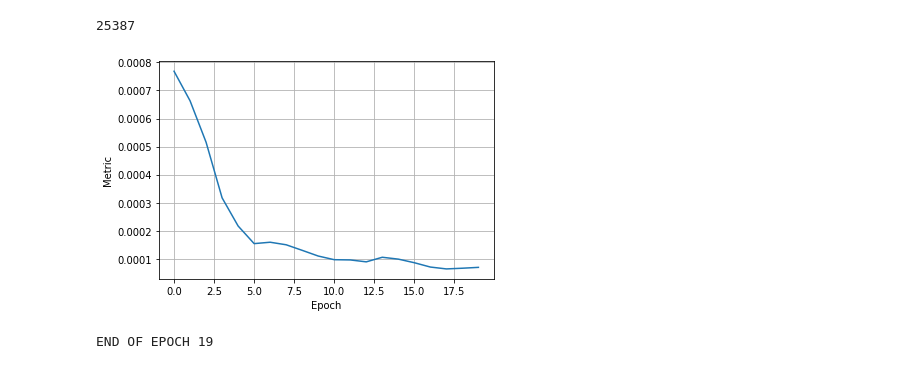
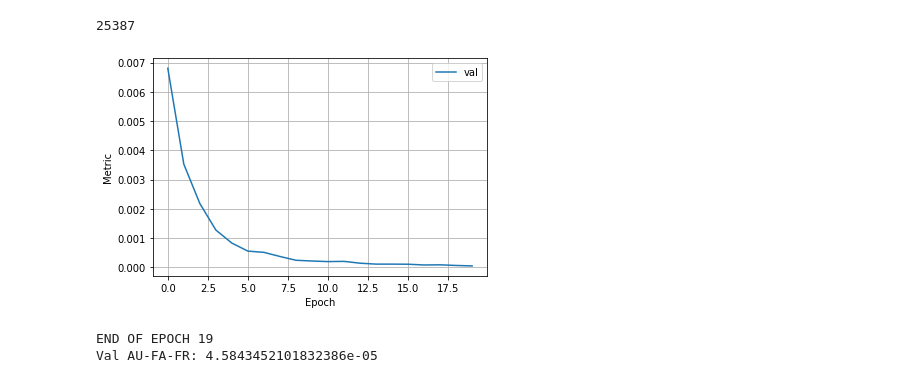
Before and after one commit to huwarr/kws_project, a Jupyter notebook: seminar.ipynb, the cells around one changed output. Cells and saved outputs as stored; diff of their text form; code cells hidden in the pictures.

```diff
--- a/seminar.ipynb
+++ b/seminar.ipynb
@@ -215,7 +200,9 @@ class AugsCreation:
 
         return augs[aug_num](wav)
 # %%
-indexes = torch.randperm(len(dataset))
+generator = torch.Generator()
+generator.manual_seed(SEED)
+indexes = torch.randperm(len(dataset), generator=generator)
 train_indexes = indexes[:int(len(dataset) * 0.8)]
 val_indexes = indexes[int(len(dataset) * 0.8):]
 
@@ -237,7 +224,9 @@ def get_sampler(target):
     samples_weight = np.array([weight[t] for t in target])
     samples_weight = torch.from_numpy(samples_weight)
     samples_weigth = samples_weight.float()
-    sampler = WeightedRandomSampler(samples_weight, len(samples_weight))
+    generator = torch.Generator()
+    generator.manual_seed(SEED)
+    sampler = WeightedRandomSampler(samples_weight, len(samples_weight), generator=generator)
     return sampler
 # %%
 train_sampler = get_sampler(train_set.csv['label'].values)
@@ -264,11 +253,11 @@ class Collator:
 train_loader = DataLoader(train_set, batch_size=TaskConfig.batch_size,
                           shuffle=False, collate_fn=Collator(),
                           sampler=train_sampler,
-                          num_workers=0, pin_memory=True)
+                          num_workers=2, pin_memory=True)
 
 val_loader = DataLoader(val_set, batch_size=TaskConfig.batch_size,
                         shuffle=False, collate_fn=Collator(),
-                        num_workers=0, pin_memory=True)
+                        num_workers=2, pin_memory=True)
 # %% [markdown]
 ### Creating MelSpecs on GPU for speeeed:
 # %%
@@ -509,23 +499,33 @@ sum([p.numel() for p in model.parameters()])
 # %%
 # TRAIN
 
 for n in range(TaskConfig.num_epochs):
 
     train_epoch(model, opt, train_loader,
                 melspec_train, config.device)
 
     au_fa_fr = validation(model, val_loader,
                           melspec_val, config.device)
     history['val_metric'].append(au_fa_fr)
 
+    #au_fa_fr = validation(model, train_loader,
+    #                      melspec_val, config.device)
+    #history['train_metric'].append(au_fa_fr)
+
     clear_output()
-    plt.plot(history['val_metric'])
+    plt.plot(history['val_metric'], label='val')
+    #plt.plot(history['train_metric'], label='train')
+    plt.legend()
     plt.ylabel('Metric')
     plt.xlabel('Epoch')
     plt.grid()
     plt.show()
 
     print('END OF EPOCH', n)
+
+#print('Train AU-FA-FR: {}\nVal AU-FA-FR: {}'.format(history['train_metric'][-1], history['val_metric'][-1]))
+print('Val AU-FA-FR: {}'.format(history['val_metric'][-1]))
 # %% [output]
-[figure, old version]
+[figure, new version]
 END OF EPOCH 19
+Val AU-FA-FR: 4.5843452101832386e-05
```
Also changed, not shown: parts of 25 cells of this notebook, 2 other files.
